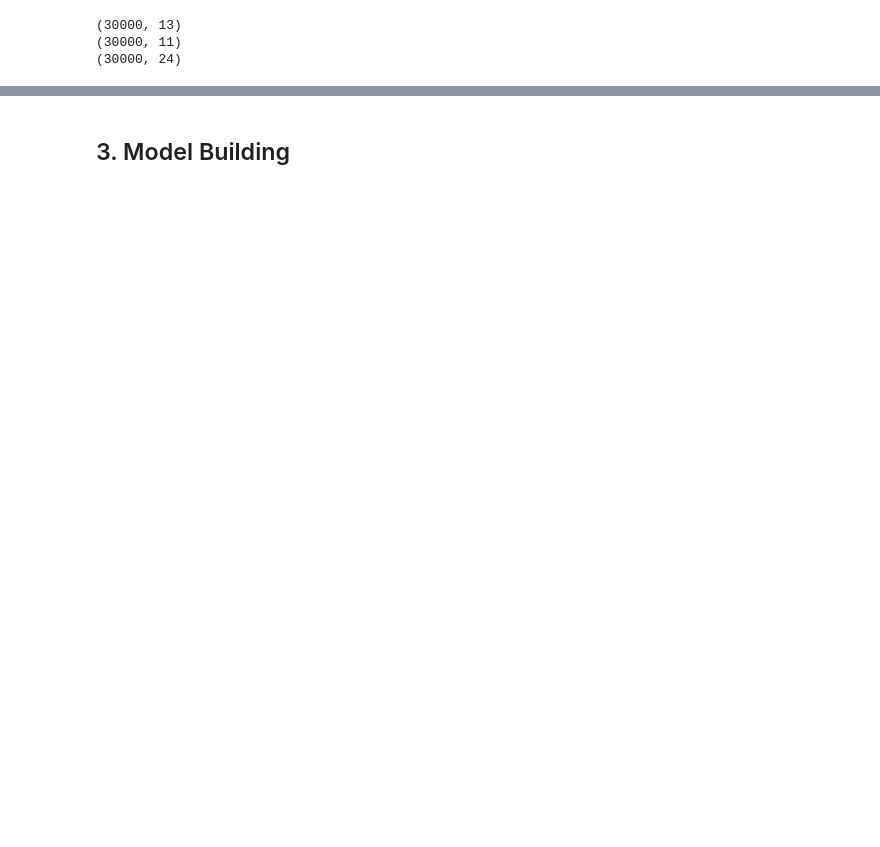
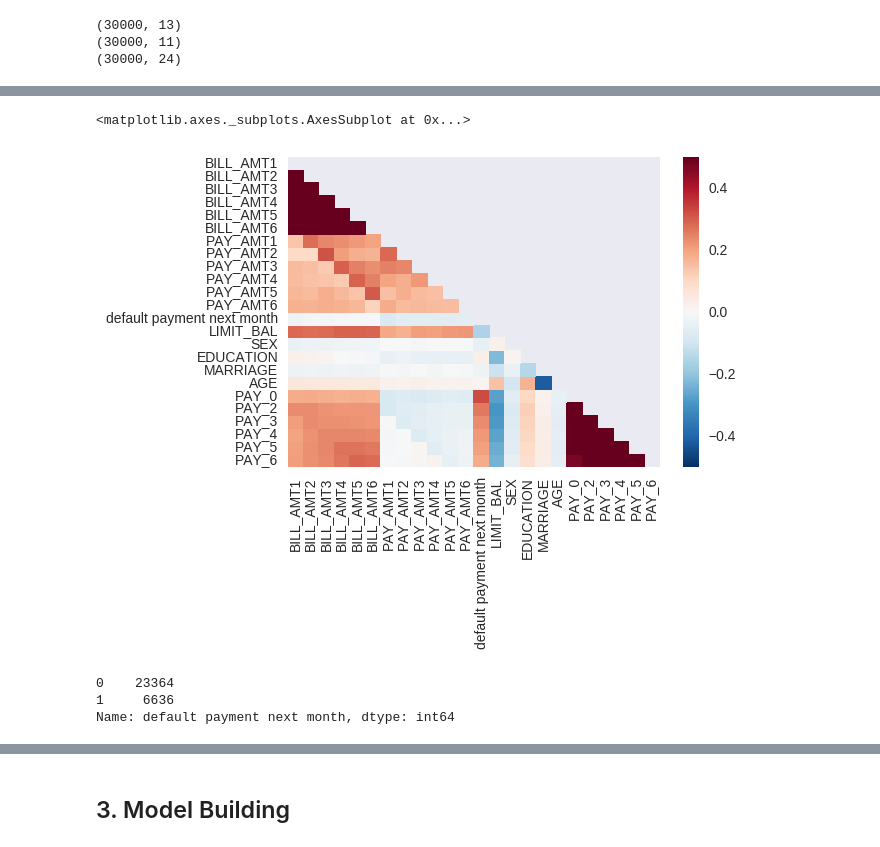
Before and after one commit to VicTangg/machine-learning, a Jupyter notebook: credit_card_default/Workbook.ipynb, the cells around one changed output, grey strips where cells are left out. Drawn from its saved outputs; the diff is of its cells as text; code cells hidden in the pictures; blank space fills up the shorter version.

```diff
--- a/credit_card_default/Workbook.ipynb
+++ b/credit_card_default/Workbook.ipynb
@@ -69,2 +71,0 @@ result['BILL_SUM'] = result['BILL_AMT1'] + result['BILL_AMT2'] + result['BILL_AM
-# %%
-result['PAY_AMT_SUM'] = result['PAY_AMT1'] + result['PAY_AMT2'] + result['PAY_AMT3'] + result['PAY_AMT4'] + result['PAY_AMT5'] + result['PAY_AMT6']
@@ -131,2 +71,0 @@ Name: MARRIAGE, dtype: int64
-# %%
-result['MARRIAGE'][result['MARRIAGE'] == 0] = 0
@@ -140,0 +85,2 @@ Name: MARRIAGE, dtype: int64
+# %%
+data = result.copy()
@@ -140,0 +99,15 @@ Name: MARRIAGE, dtype: int64
+# %%
+corr = data.corr()
+# %%
+mask = np.zeros_like(corr)
+mask[np.triu_indices_from(mask)] = True
+sns.heatmap(corr, mask=mask, vmax=0.5)
+# %% [output]
+<matplotlib.axes._subplots.AxesSubplot at 0x...>
+[figure, added]
+# %%
+data['default payment next month'].value_counts()
+# %% [output]
+0    23364
+1     6636
+Name: default payment next month, dtype: int64
```
Also changed, not shown: parts of 71 cells of this notebook.
